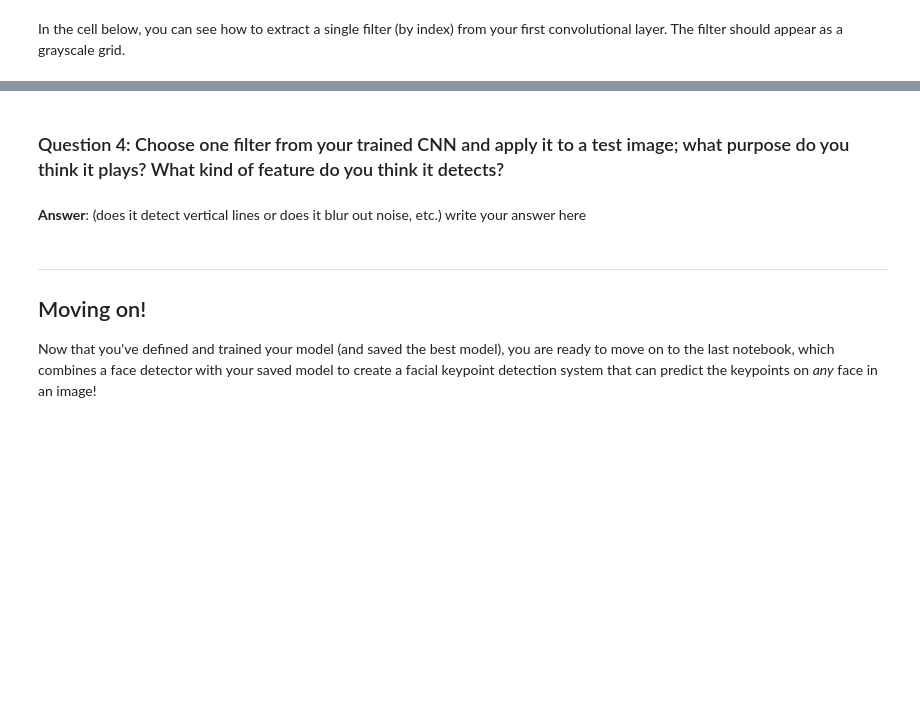
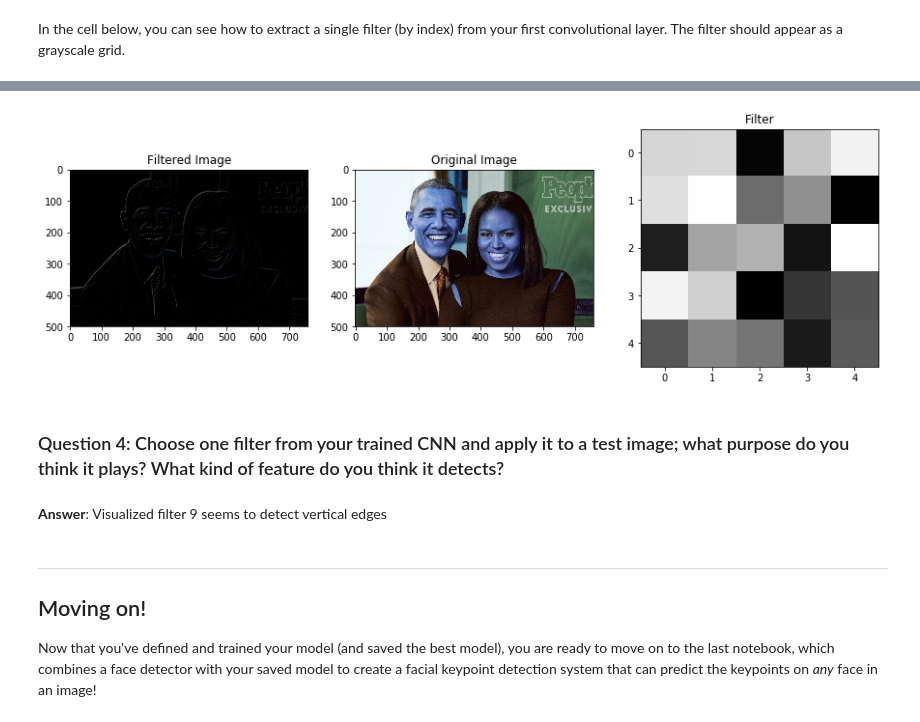
Before and after one commit to JMarcan/face_keypoint_detection, a Jupyter notebook: 2. Define the Network Architecture.ipynb, the cells around one changed output, grey strips where cells are left out. Saved outputs shown, nothing was run; the diff lists cells and outputs as text; code cells hidden in the pictures; blank space fills up the shorter version.

Commit message:
feat: implement visualisation to see the efect of a convolutional kernel

```diff
--- a/2. Define the Network Architecture.ipynb
+++ b/2. Define the Network Architecture.ipynb
@@ -457,7 +540,45 @@ Next, choose a test image and filter it with one of the convolutional kernels in
+# %%
+##TODO: load in and display any image from the transformed test dataset
+
+## TODO: Using cv's filter2D function,
+## apply a specific set of filter weights (like the one displayed above) to the test image
+import cv2
+
+filter_index = 9
+
+# Load the image
+img = cv2.imread('images/obamas.jpg')
+
+# Convert colorspace
+# (otherwise it displays blue faces in original image)
+img = cv2.cvtColor(img, cv2.COLOR_BGR2RGB)
+
+# Apply the filter to the image
+filtered = cv2.filter2D(img, -1, w[filter_index][0])
+
+# Visualize image after applying the filter
+fig = plt.figure(figsize=(15,10))
+ax = fig.add_subplot(131)
+ax.imshow(filtered)
+ax.set_title("Filtered Image")
+
+# Visualize the original image
+ax = fig.add_subplot(132)
+ax.imshow(img)
+ax.set_title("Original Image")
+
+# Visualize the filter
+ax = fig.add_subplot(133)
+ax.imshow(w[filter_index][0], cmap = 'gray')
+ax.set_title("Filter")
+
+plt.show()
+# %% [output]
+[figure, added]
 # %% [markdown]
 ### Question 4: Choose one filter from your trained CNN and apply it to a test image; what purpose do you think it plays? What kind of feature do you think it detects?
-# %% [markdown]
-**Answer**: (does it detect vertical lines or does it blur out noise, etc.) write your answer here
+# %% [markdown]
+**Answer**: Visualized filter 9 seems to detect vertical edges
 # %% [markdown]
 ---
 ## Moving on!
```
Also changed, not shown: parts of 10 cells of this notebook.
